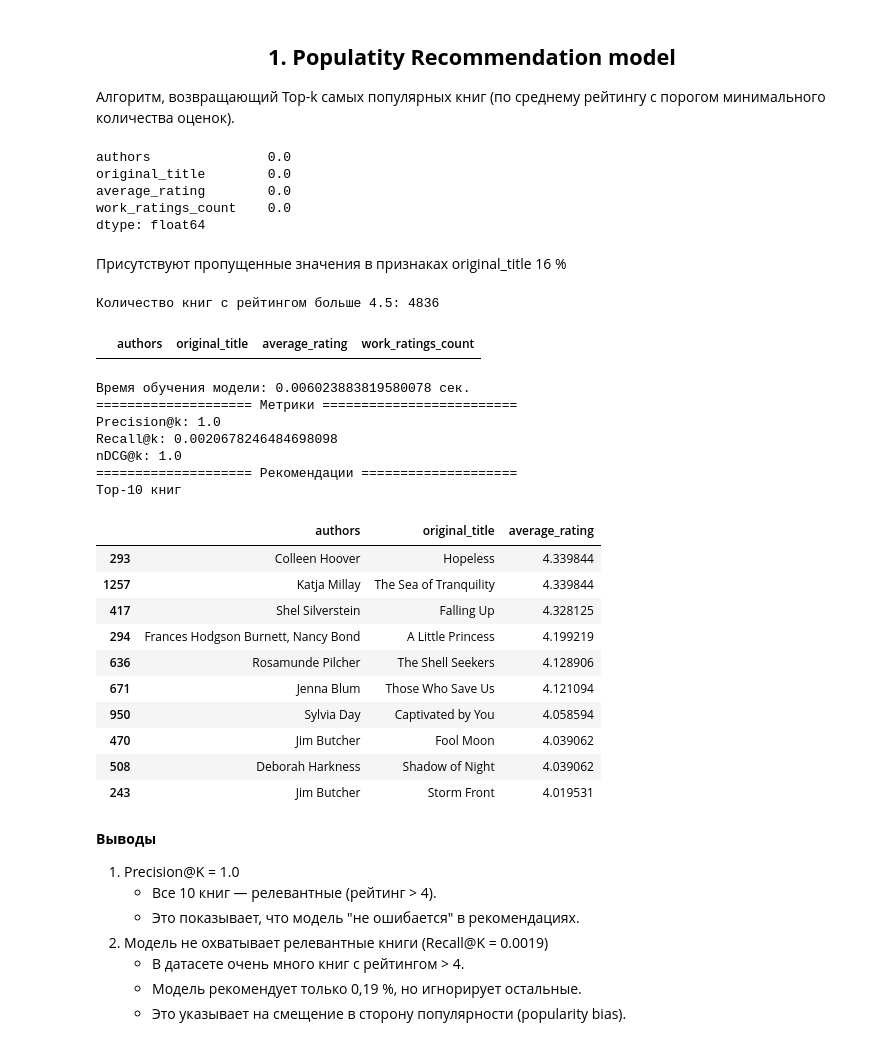
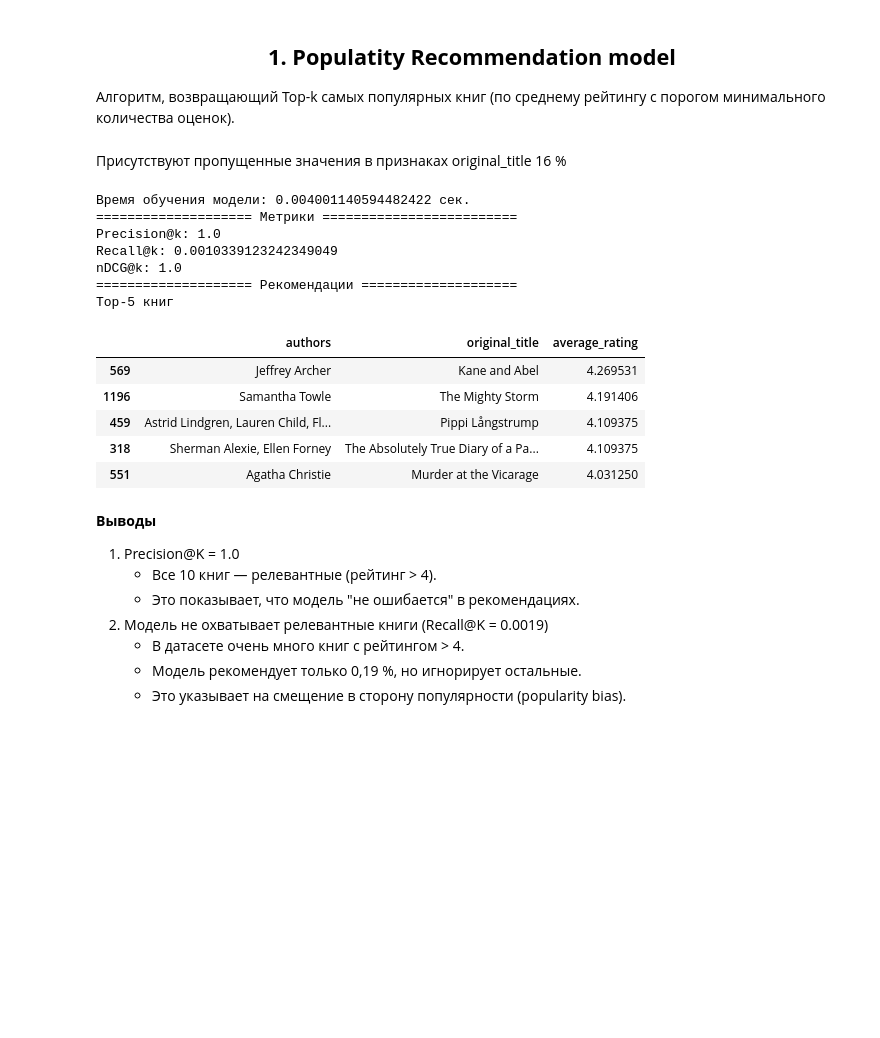
Before and after one commit to DmitriyVish/BooksRecSys, a Jupyter notebook: good_books.ipynb, the cells around one changed output. Saved outputs shown, nothing was run; the diff lists cells and outputs as text; code cells hidden in the pictures; blank space fills up the shorter version.

```diff
--- a/good_books.ipynb
+++ b/good_books.ipynb
@@ -707,33 +709,8 @@ train, test = train_test_split(ratings, test_size=0.2, random_state=42)
 ## <center> **1. Populatity Recommendation model**
 
 Алгоритм, возвращающий Top-k самых популярных книг (по среднему рейтингу с порогом минимального количества оценок).
-# %%
-# Создаем датафрейм для рекомендации по популярности
-populatity_data = books[['authors', 'original_title', 'average_rating', 'work_ratings_count']]
-# Отфильтруем все книги, средний рейтинг которых больше 4
-populatity_data = populatity_data[populatity_data['average_rating'] > 4].reset_index(drop=True)
-# Проверим пропущенные значения
-populatity_data.isnull().mean()*100
-# %% [output]
-authors               0.0
-original_title        0.0
-average_rating        0.0
-work_ratings_count    0.0
-dtype: float64
 # %% [markdown]
 Присутствуют пропущенные значения в признаках original_title 16 %
-# %%
-# Отфильтруем пропущенные значения
-populatity_data_null = populatity_data[pd.isnull(populatity_data['original_title'])]
-
-# Количество книг с средним рейтингом > 4
-print(f'Количество книг с рейтингом больше 4.5: {populatity_data[populatity_data["average_rating"] > 4].shape[0]}')
-
-# Проверим есть ли среди них книги с рейтингом выше 4 пропущенные значения
-populatity_data_null[populatity_data_null['average_rating'] > 4]
-# %% [output]
-Количество книг с рейтингом больше 4.5: 4836
-|  | authors | original_title | average_rating | work_ratings_count |
 # %%
 class PopularityRecommender():
     """Модель рекомендаций Топ-k популярных книг
@@ -847,41 +824,36 @@ class PopularityRecommender():
         return dcg_k / idcg_k
 # %%
 # Объект класса PopularityRecommender
-popularity_rec = PopularityRecommender(k=10)
+popularity_rec = PopularityRecommender(k=5)
 start_recommend = time()
 popularity_rec.fit(books) # Обучение модели
 recommendation = popularity_rec.recommend()
 end_recommend = time()
 print(f'Время обучения модели: {end_recommend - start_recommend} сек.')
 
 # Вывод информации
 print('='*20, 'Метрики', '='*25)
 print(f'Precision@k: {popularity_rec.precision_k()}')
 print(f'Recall@k: {popularity_rec.recall_k()}')
 print(f'nDCG@k: {popularity_rec.ndcg_k()}')
 
 print('='*20, 'Рекомендации', '='*20)
 print(f'Top-{popularity_rec.k} книг')
 display(recommendation)
 # %% [output]
-Время обучения модели: 0.006023883819580078 сек.
+Время обучения модели: 0.004001140594482422 сек.
 ==================== Метрики =========================
 Precision@k: 1.0
-Recall@k: 0.0020678246484698098
+Recall@k: 0.0010339123242349049
 nDCG@k: 1.0
 ==================== Рекомендации ====================
-Top-10 книг
+Top-5 книг
 |  | authors | original_title | average_rating |
-| 293 | Colleen Hoover | Hopeless | 4.339844 |
-| 1257 | Katja Millay | The Sea of Tranquility | 4.339844 |
-| 417 | Shel Silverstein | Falling Up | 4.328125 |
-| 294 | Frances Hodgson Burnett, Nancy Bond | A Little Princess | 4.199219 |
-| 636 | Rosamunde Pilcher | The Shell Seekers | 4.128906 |
-| 671 | Jenna Blum | Those Who Save Us | 4.121094 |
-| 950 | Sylvia Day | Captivated by You | 4.058594 |
-| 470 | Jim Butcher | Fool Moon | 4.039062 |
-| 508 | Deborah Harkness | Shadow of Night | 4.039062 |
-| 243 | Jim Butcher | Storm Front | 4.019531 |
+| 569 | Jeffrey Archer | Kane and Abel | 4.269531 |
+| 1196 | Samantha Towle | The Mighty Storm | 4.191406 |
+| 459 | Astrid Lindgren, Lauren Child, Fl... | Pippi Långstrump | 4.109375 |
+| 318 | Sherman Alexie, Ellen Forney | The Absolutely True Diary of a Pa... | 4.109375 |
+| 551 | Agatha Christie | Murder at the Vicarage | 4.031250 |
 # %%
 # Добавление метрик в словарь
 metrics_dict['Popularity model']['Precision@k'] = popularity_rec.precision_k()
```
Also changed, not shown: parts of 14 cells of this notebook.
